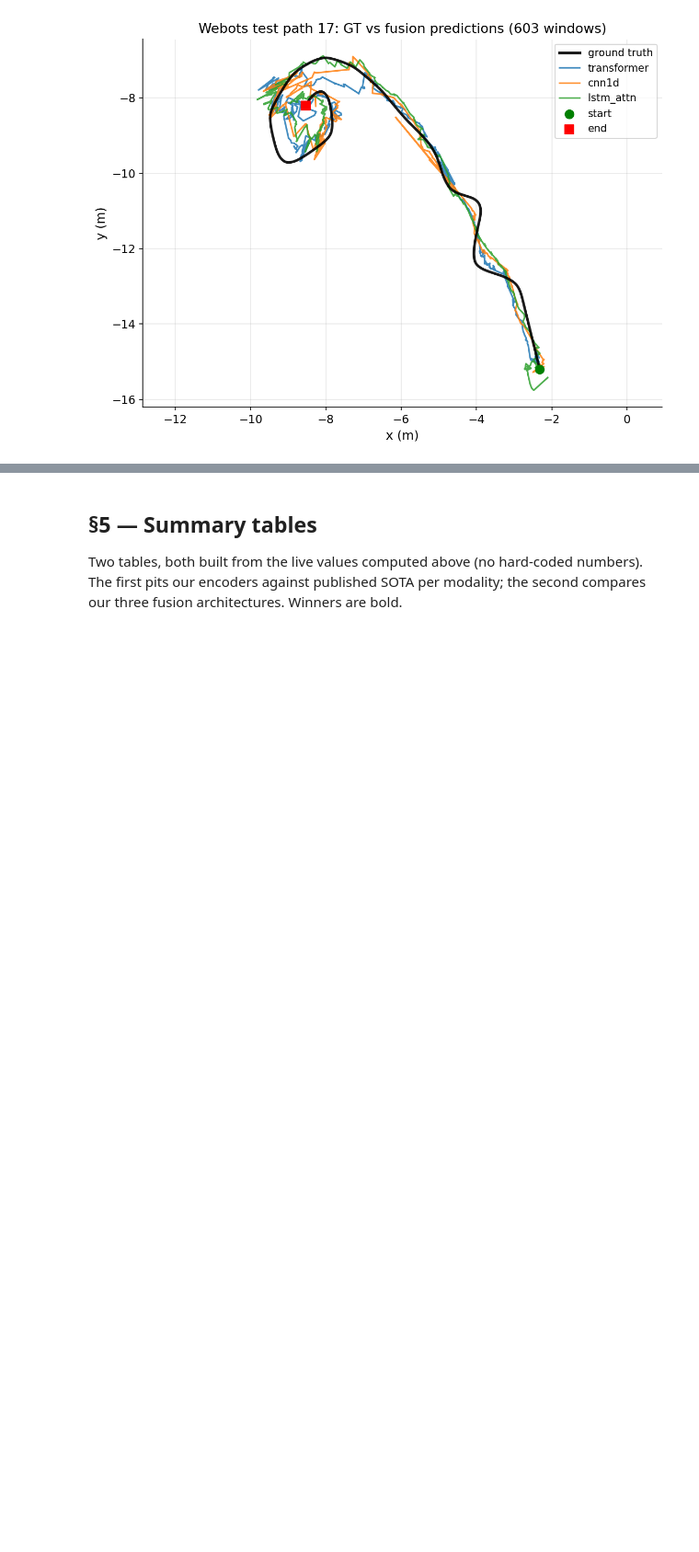
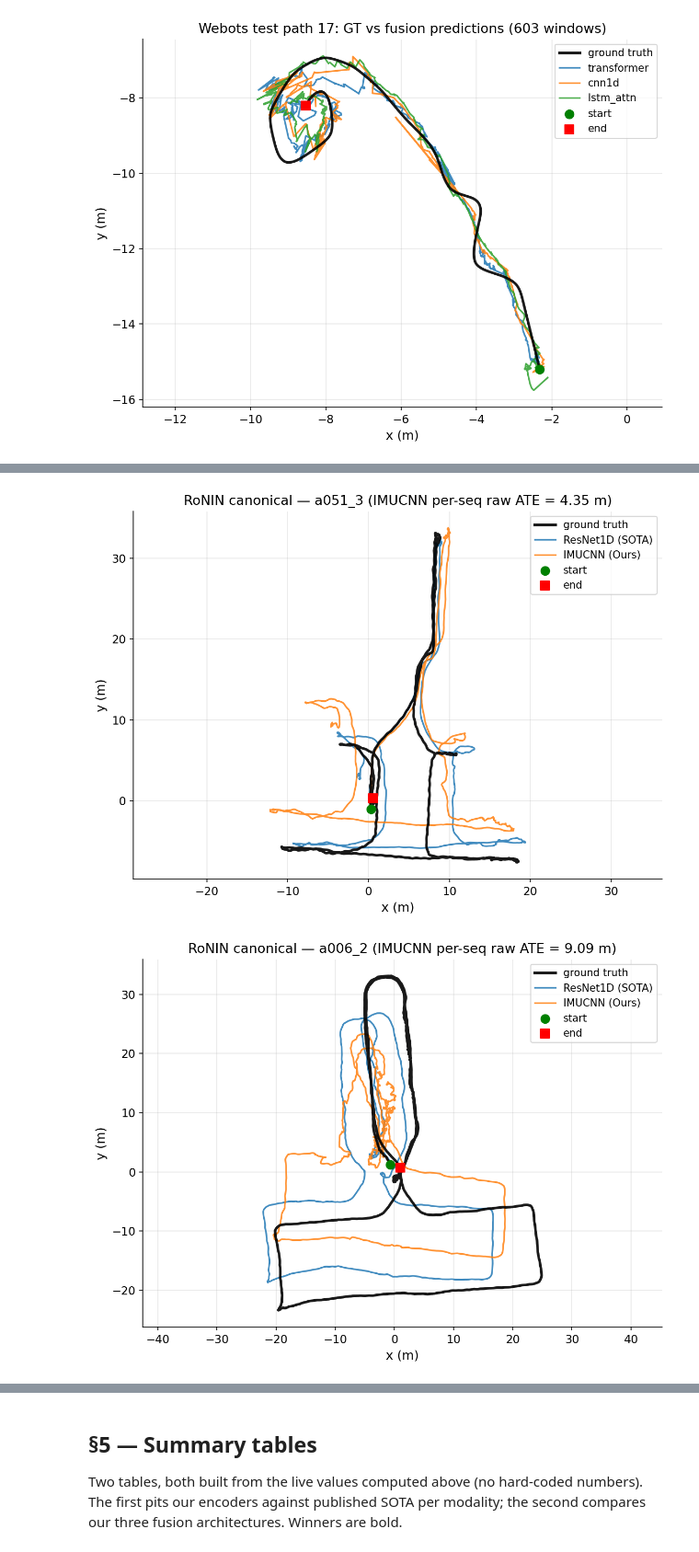
Before and after one commit to moebachar/navlori-fusion, a Jupyter notebook: notebooks/run2_walkthrough.ipynb, the cells around one changed output, grey strips where cells are left out. Shown at 92% size. Saved outputs shown, nothing was run; the diff lists cells and outputs as text; code cells hidden in the pictures; blank space fills up the shorter version.

```diff
--- a/notebooks/run2_walkthrough.ipynb
+++ b/notebooks/run2_walkthrough.ipynb
@@ -534,0 +541,77 @@ for path_id in sorted(np.unique(_pids)):
+# %%
+# Per-seq trajectory overlay for RoNIN canonical: IMUCNN vs ResNet1D.
+from src.pipeline.baselines import (
+    GlobSpeedSequence, BasicBlock1D, ResNet1D, FCOutputModule,
+)
+from src.pipeline.encoders import IMUCNN
+from src.pipeline.visualization import plot_trajectory_comparison
+
+_dev = 'cuda' if torch.cuda.is_available() else 'cpu'
+_resnet_ckpt = ROOT / 'data' / 'ronin_frdr' / 'pretrained_resnet' / 'ronin_resnet' / 'checkpoint_gsn_latest.pt'
+_imucnn_ckpt = ROOT / 'runs' / 'encoder_audit_imu' / 'imucnn_ronin_canonical.pt'
+_test_dir    = ROOT / 'data' / 'ronin_frdr' / 'unseen'
+
+def _predict_ronin_traj(model, seq_path, *, window, step=10, transpose=False):
+    seq = GlobSpeedSequence(str(seq_path), interval=window, max_ori_error=20.0, grv_only=True)
+    feat, ts, gt = seq.features, seq.ts, seq.gt_pos[:, :2]
+    if len(feat) < window + 5:
+        return None, None
+    ends = np.arange(window, len(feat), step)
+    vels = []
+    model.eval()
+    with torch.no_grad():
+        BS = 512
+        for i in range(0, len(ends), BS):
+            ebatch = ends[i:i + BS]
+            wins = np.stack([feat[e - window:e] for e in ebatch]).astype(np.float32)
+            xw = torch.tensor(wins.transpose(0, 2, 1) if transpose else wins, device=_dev)
+            vels.append(model(xw).cpu().numpy())
+    vel = np.concatenate(vels, axis=0)
+    traj = np.zeros((len(ends), 2), np.float32)
+    traj[0] = gt[window].copy(); prev_t = ts[window]
+    for i in range(1, len(ends)):
+        traj[i] = traj[i - 1] + vel[i - 1] * (ts[ends[i]] - prev_t)
+        prev_t = ts[ends[i]]
+    return traj, gt[ends]
+
+if _resnet_ckpt.is_file() and _imucnn_ckpt.is_file():
+    # Load ResNet1D (window=200, transpose=True; 6 IMU channels in, 2D vel out).
+    _net_sota = ResNet1D(6, 2, BasicBlock1D, [2, 2, 2, 2], base_plane=64,
+                          output_block=FCOutputModule, kernel_size=3,
+                          fc_dim=512, in_dim=7, dropout=0.5, trans_planes=128).to(_dev)
+    _sd = torch.load(_resnet_ckpt, map_location=_dev, weights_only=True)
+    _net_sota.load_state_dict(_sd['model_state_dict'] if 'model_state_dict' in _sd else _sd, strict=True)
+
+    # Load IMUCNN (window=200, transpose=False).
+    _enc_imu = IMUCNN(in_features=6, embed_dim=128).to(_dev)
+    _head_imu = torch.nn.Linear(128, 2).to(_dev)
+    _sd_imu = torch.load(_imucnn_ckpt, map_location=_dev, weights_only=False)
+    _enc_imu.load_state_dict(_sd_imu['encoder_state_dict'])
+    _head_imu.load_state_dict(_sd_imu['head_state_dict'])
+    _imucnn_model = torch.nn.Sequential(_enc_imu, _head_imu)
+
+    # Pick 3 representative seqs by IMUCNN per-seq raw ATE (best / median / worst).
+    _per_seq = sorted(_sd_imu['per_seq'], key=lambda r: r['raw_simple'])
+    _selected = [_per_seq[0], _per_seq[len(_per_seq) // 2], _per_seq[-1]]
+
+    for _row in _selected:
+        sname = _row['seq']
+        sp = _test_dir / sname
+        if not sp.is_dir():
+            continue
+        sota_traj, gt_traj = _predict_ronin_traj(_net_sota, sp, window=200, transpose=True)
+        ours_traj, _      = _predict_ronin_traj(_imucnn_model, sp, window=200, transpose=False)
+        if sota_traj is None or ours_traj is None:
+            continue
+        fig = plot_trajectory_comparison(
+            {'ResNet1D (SOTA)': sota_traj, 'IMUCNN (Ours)': ours_traj},
+            gt_traj,
+            title=f'RoNIN canonical — {sname} (IMUCNN per-seq raw ATE = {_row["raw_simple"]:.2f} m)',
+        )
+        if fig is not None:
+            plt.show()
+else:
+    print('RoNIN ResNet1D and/or IMUCNN checkpoint not on disk; see §1.2/§2.2.')
+# %% [output]
+[figure, added]
+[figure, added]
```
Also changed, not shown: parts of 7 cells of this notebook, 2 other files.
